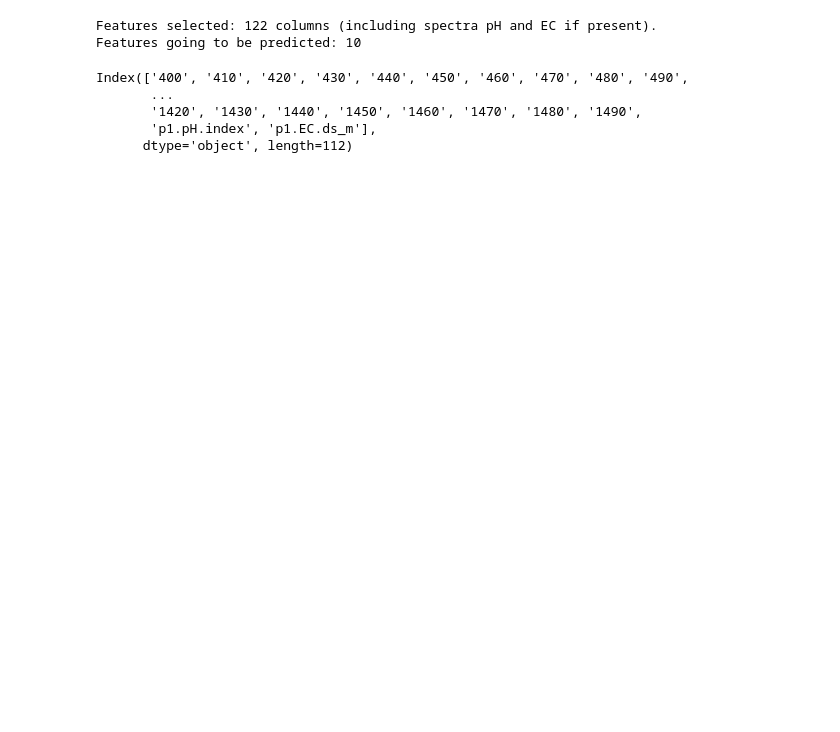
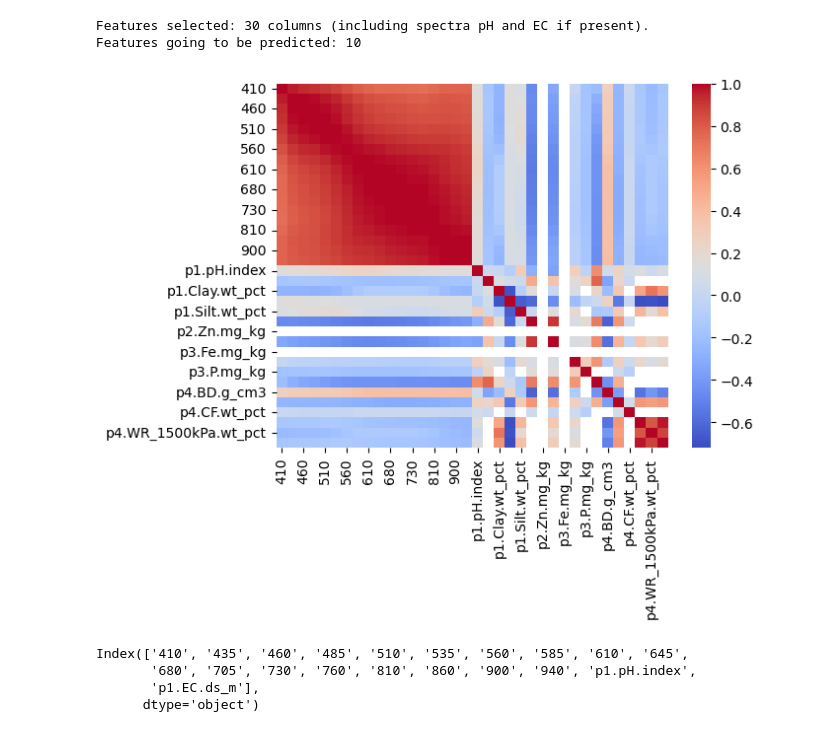
Before and after one commit to Jagdale-Partha/Crop_from_Soil, a Jupyter notebook: XGBModeltest.ipynb, the cells around one changed output. Cells and saved outputs as stored; diff of their text form; code cells hidden in the pictures; blank space fills up the shorter version.

```diff
--- a/XGBModeltest.ipynb
+++ b/XGBModeltest.ipynb
@@ -1,38 +1,43 @@
 # %%
 import pandas as pd
+import matplotlib.pyplot as plt
+import seaborn as sns
 import numpy as np
 import xgboost as xgb
 from sklearn.model_selection import GridSearchCV, train_test_split
 from sklearn.metrics import mean_squared_error, r2_score, mean_absolute_error
 
 # 1. Load Data
 # Replace 'your_dataset.csv' with your actual file path
-df = pd.read_csv('spectral_feature_data_notaveraged.csv')
+df = pd.read_csv('spectral_feature_data.csv')
 
 # 2. Define Targets (The columns you want to predict)
 # Update this list to match the exact column names in your CSV
 target_cols = [col for col in df.columns if col.startswith("p")]
 
 # Select features: All columns that are NOT in the exclusion list
 # This assumes your CSV contains: Spectral_Cols, ph, ec, Target_Cols, and ID
 non_feature_cols = [col for col in df.columns if col.startswith('p4')]
 
 feature_cols = [col for col in df.columns if col not in non_feature_cols]
 
 #print(f"{target_cols}\n\n{non_feature_cols}\n\n{feature_cols}")
 
 #input features
 prediction_columns = [col for col in feature_cols if not col.startswith("p")]
 prediction_columns.extend(["p1.pH.index", 'p1.EC.ds_m'])
 
 # Verify that 'ph' and 'ec' are actually in feature_cols
 # If your spectral columns are named 'Band_1', etc., and you have 'ph' and 'ec',
 # this logic automatically grabs them as long as they aren't in 'non_feature_cols'.
 print(f"Features selected: {len(feature_cols)} columns (including spectra pH and EC if present).")
 print(f"Features going to be predicted: {len(feature_cols) - len(prediction_columns)}")
+sns.heatmap(df.corr(), cmap="coolwarm")
+plt.show()
 # %% [output]
-Features selected: 122 columns (including spectra pH and EC if present).
+Features selected: 30 columns (including spectra pH and EC if present).
 Features going to be predicted: 10
+[figure, added]
 # %%
 param_grid = {
     'n_estimators': [100, 300, 500],
@@ -45,11 +50,10 @@ param_grid = {
 X = df[prediction_columns]
 print(X.columns)
 # %% [output]
-Index(['400', '410', '420', '430', '440', '450', '460', '470', '480', '490',
-       ...
-       '1420', '1430', '1440', '1450', '1460', '1470', '1480', '1490',
-       'p1.pH.index', 'p1.EC.ds_m'],
-      dtype='object', length=112)
+Index(['410', '435', '460', '485', '510', '535', '560', '585', '610', '645',
+       '680', '705', '730', '760', '810', '860', '900', '940', 'p1.pH.index',
+       'p1.EC.ds_m'],
+      dtype='object')
 # %%
 import time
 start_time = time.time()
```
Also changed, not shown: parts of 8 cells of this notebook, 26 other files.
